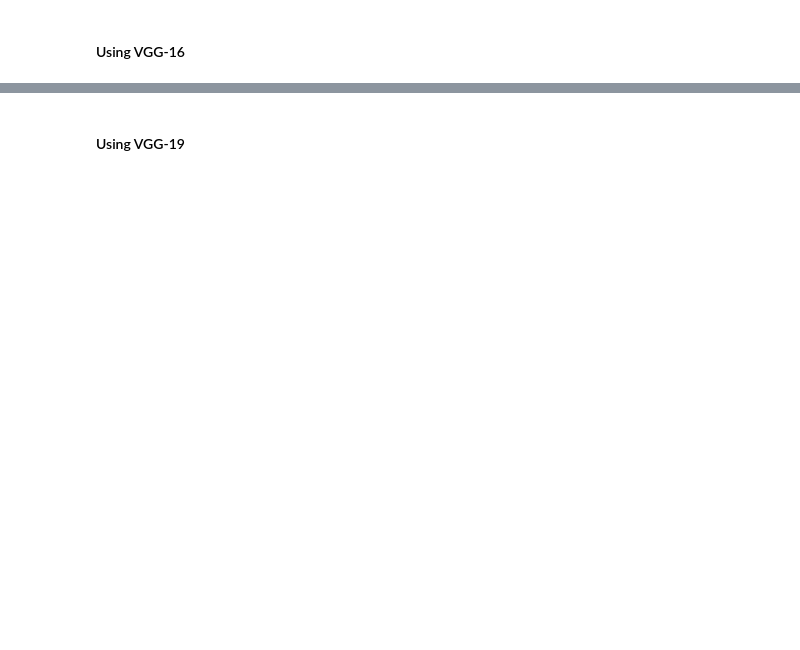
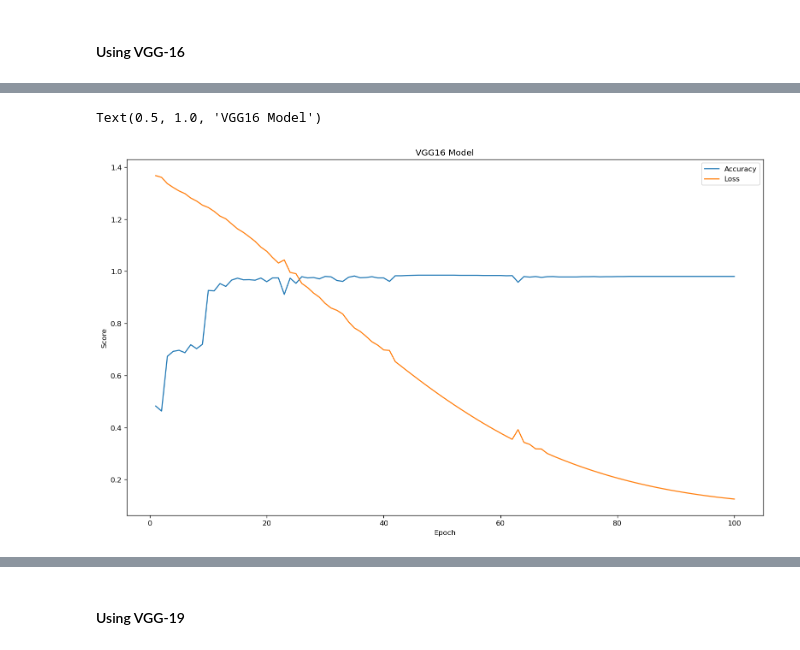
Before and after one commit to wesley0628/Brain_MRI_Image_Analysis, a Jupyter notebook: Brain_tumor_detection.ipynb, the cells around one changed output, grey strips where cells are left out. Saved outputs shown, nothing was run; the diff lists cells and outputs as text; code cells hidden in the pictures; blank space fills up the shorter version.

```diff
--- a/Brain_tumor_detection.ipynb
+++ b/Brain_tumor_detection.ipynb
@@ -173,3 +260,13 @@ model_vgg16_history = model_vgg16.fit(train_df,
+# %%
+vgg16_result = pd.DataFrame({"Accuracy": model_vgg16_history.history["val_accuracy"],
+                             "Loss": model_vgg16_history.history["val_loss"]}, index=epoch_index)
+ax_vgg16 = vgg16_result.plot.line(figsize=(16, 9))
+ax_vgg16.set_xlabel("Epoch")
+ax_vgg16.set_ylabel("Score")
+ax_vgg16.set_title("VGG16 Model")
+# %% [output]
+Text(0.5, 1.0, 'VGG16 Model')
+[figure, added]
 # %%
 model_vgg16.load_weights(os.path.join("trained_model_weights", model_vgg16_path))
 model_vgg16.evaluate(test_df)
```
Also changed, not shown: parts of 20 cells of this notebook.
